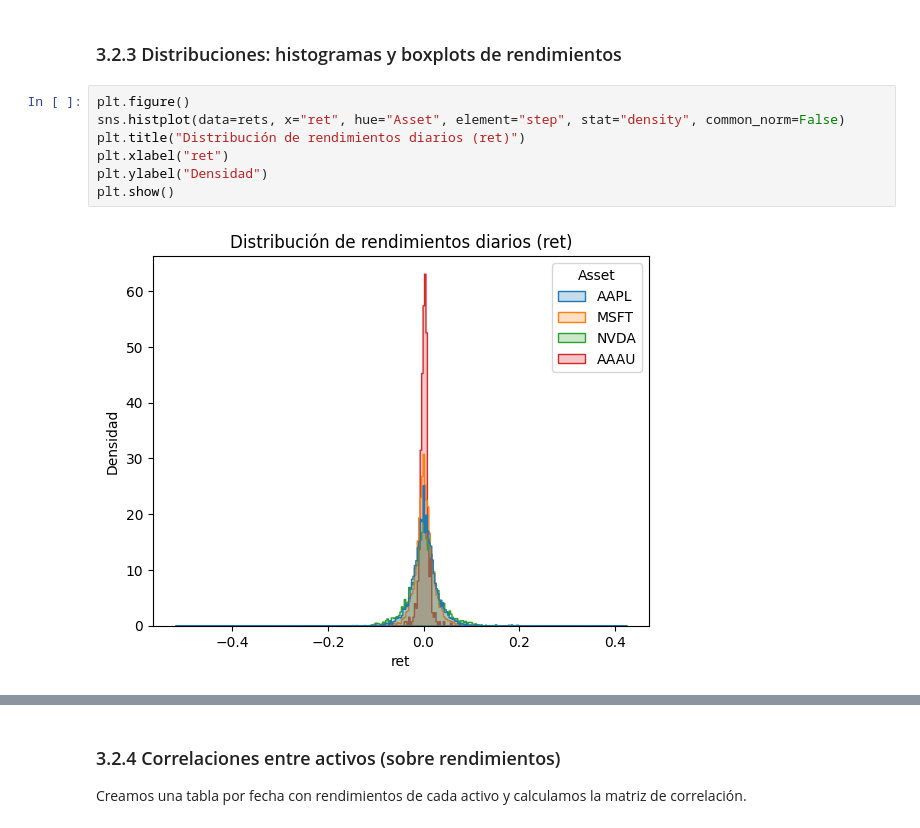
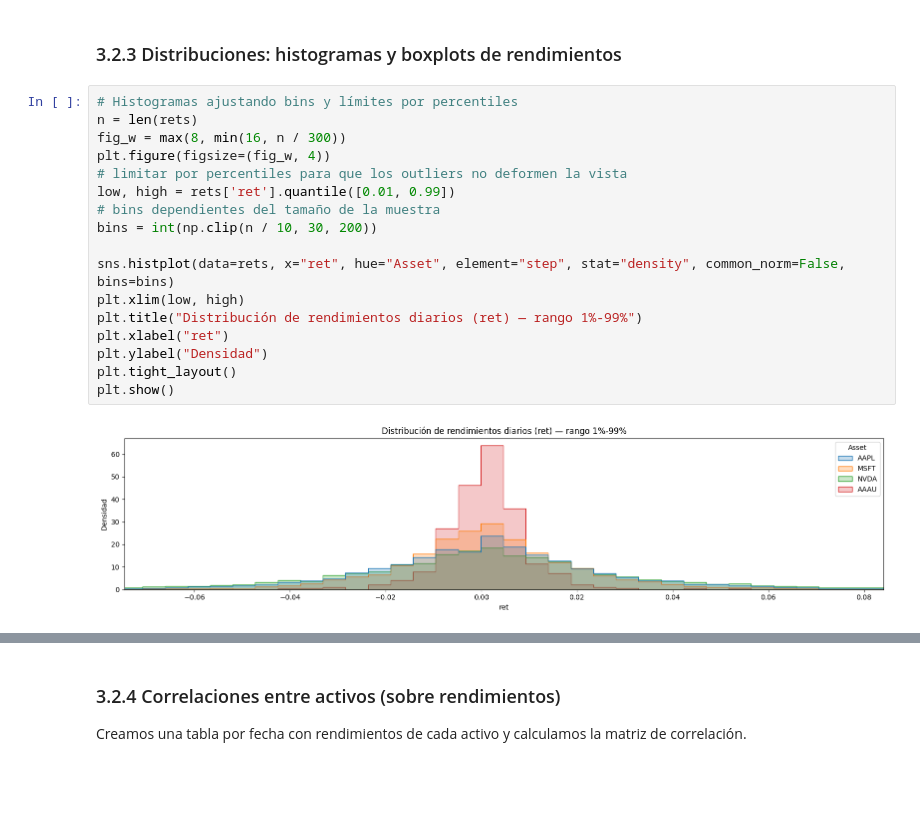
Before and after one commit to JuanCMath/Quantitative-Analysis-of-Financial-Markets, a Jupyter notebook: notebook/Notebook.ipynb, the cells around one changed output, grey strips where cells are left out. Cells and saved outputs as stored; diff of their text form; blank space fills up the shorter version.

```diff
--- a/notebook/Notebook.ipynb
+++ b/notebook/Notebook.ipynb
@@ -222,12 +249,22 @@ plt.show()
 # %% [markdown]
 ### 3.2.3 Distribuciones: histogramas y boxplots de rendimientos
 # %%
-plt.figure()
-sns.histplot(data=rets, x="ret", hue="Asset", element="step", stat="density", common_norm=False)
-plt.title("Distribución de rendimientos diarios (ret)")
+# Histogramas ajustando bins y límites por percentiles
+n = len(rets)
+fig_w = max(8, min(16, n / 300))
+plt.figure(figsize=(fig_w, 4))
+# limitar por percentiles para que los outliers no deformen la vista
+low, high = rets['ret'].quantile([0.01, 0.99])
+# bins dependientes del tamaño de la muestra
+bins = int(np.clip(n / 10, 30, 200))
+
+sns.histplot(data=rets, x="ret", hue="Asset", element="step", stat="density", common_norm=False, bins=bins)
+plt.xlim(low, high)
+plt.title("Distribución de rendimientos diarios (ret) — rango 1%-99%")
 plt.xlabel("ret")
 plt.ylabel("Densidad")
+plt.tight_layout()
 plt.show()
 # %% [output]
-[figure, old version]
+[figure, new version]
 # %%
```
Also changed, not shown: parts of 14 cells of this notebook.
